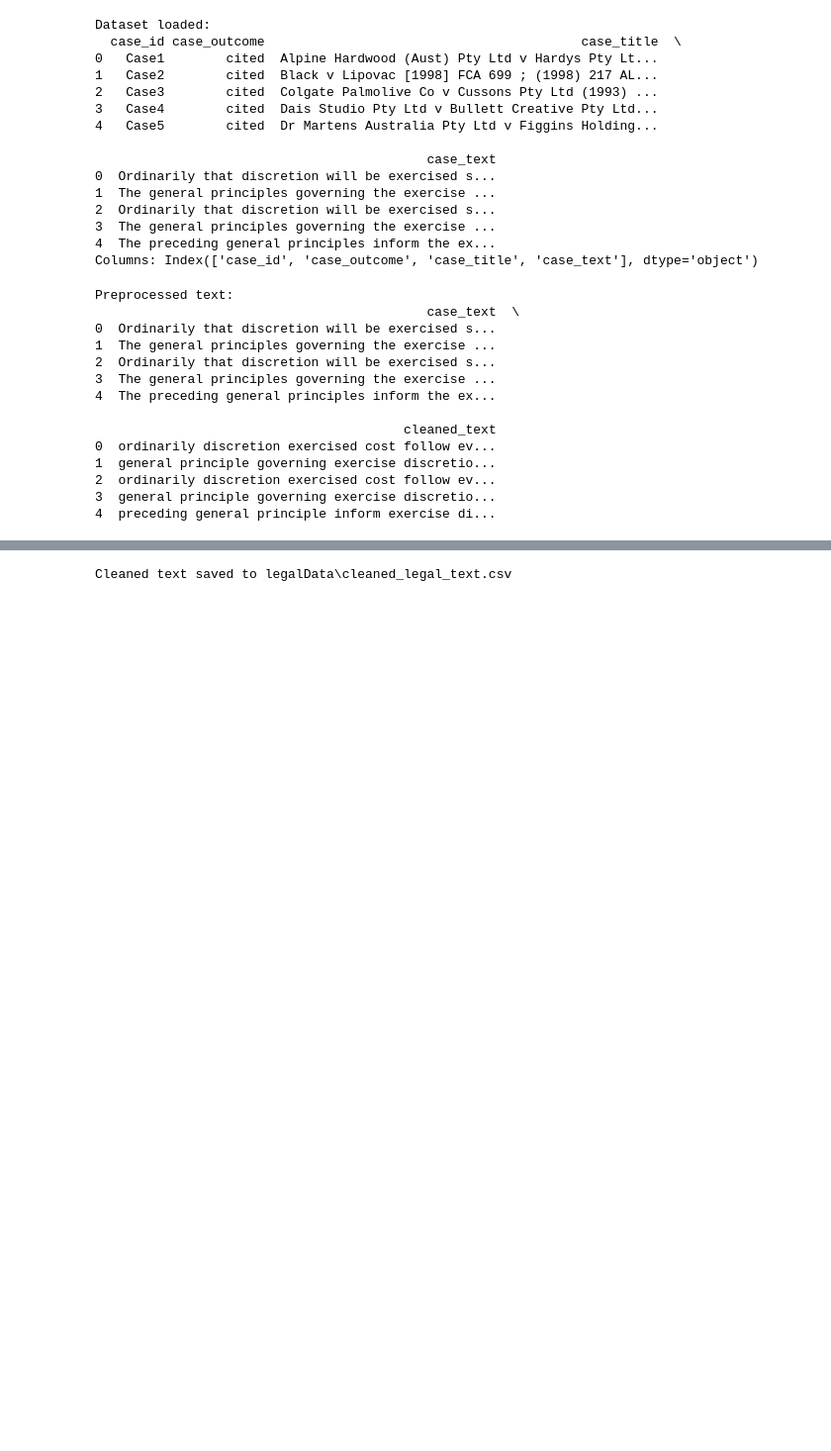
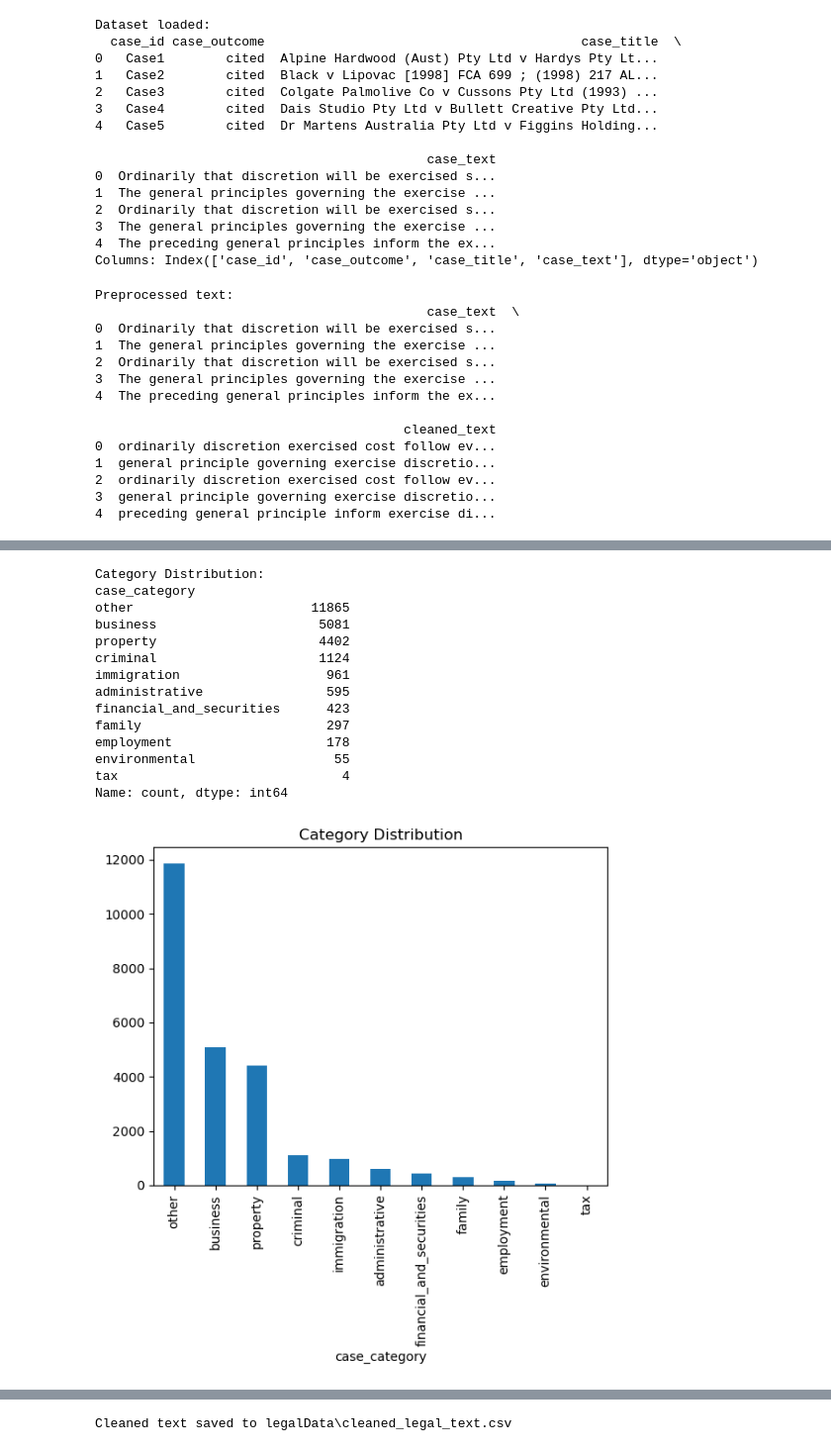
Before and after one commit to YoshiAligina/LegalTextClassification, a Jupyter notebook: FInalProj/main.ipynb, the cells around one changed output, grey strips where cells are left out. Shown: that part at 99% size. Cells and saved outputs as stored; diff of their text form; code cells hidden in the pictures; blank space fills up the shorter version.

```diff
--- a/FInalProj/main.ipynb
+++ b/FInalProj/main.ipynb
@@ -115,0 +104,20 @@ Assigned categories:
+# %%
+def assign_category(text):
+    if not isinstance(text, str):
+        return 'other'
+
+    text = text.lower()
+    category_scores = {category: 0 for category in keywords.keys()}
+
+    for category, words in keywords.items():
+        for word in words:
+            category_scores[category] += text.count(word)
+
+    max_score = max(category_scores.values())
+    if max_score == 0:
+        return 'other'
+    return max(category_scores, key=category_scores.get)
+
+df['case_category'] = df['cleaned_text'].apply(assign_category)
+print("Initial categories assigned:")
+print(df['case_category'].value_counts())
@@ -115,0 +139,25 @@ Assigned categories:
+# %%
+def evaluate_category_distribution(df):
+    category_counts = df['case_category'].value_counts()
+    print("Category Distribution:")
+    print(category_counts)
+    category_counts.plot(kind='bar', title='Category Distribution')
+    plt.show()
+
+evaluate_category_distribution(df)
+# %% [output]
+Category Distribution:
+case_category
+other                       11865
+business                     5081
+property                     4402
+criminal                     1124
+immigration                   961
+administrative                595
+financial_and_securities      423
+family                        297
+employment                    178
+environmental                  55
+tax                             4
+Name: count, dtype: int64
+[figure, added]
```
Also changed, not shown: parts of 10 cells of this notebook.
